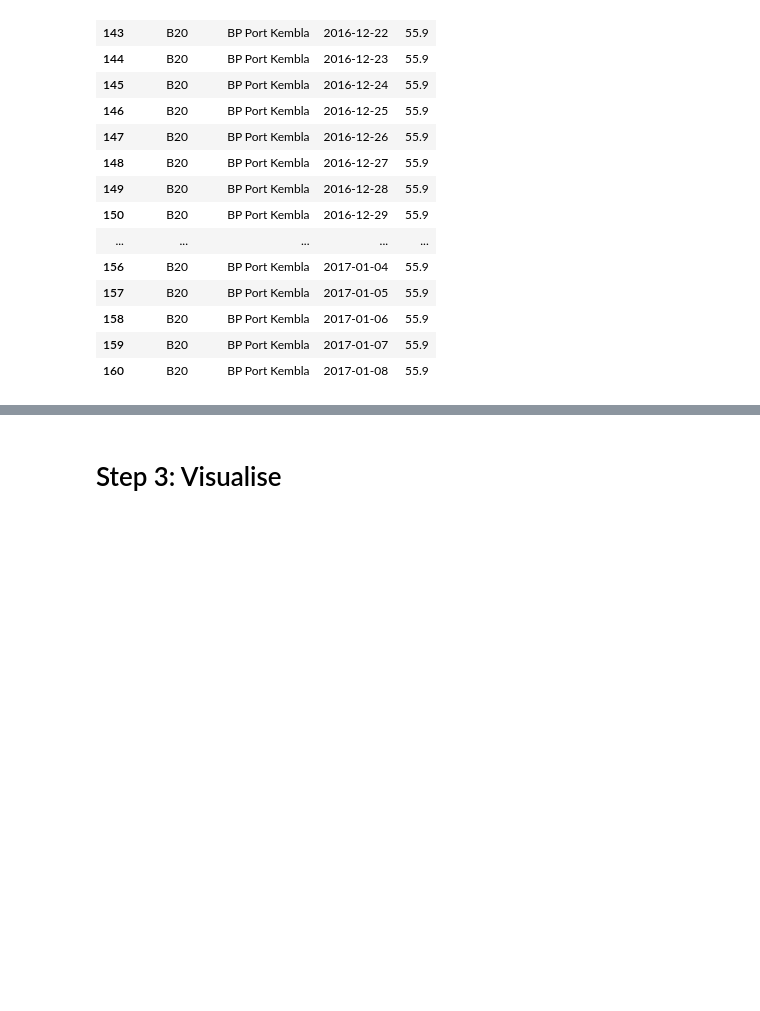
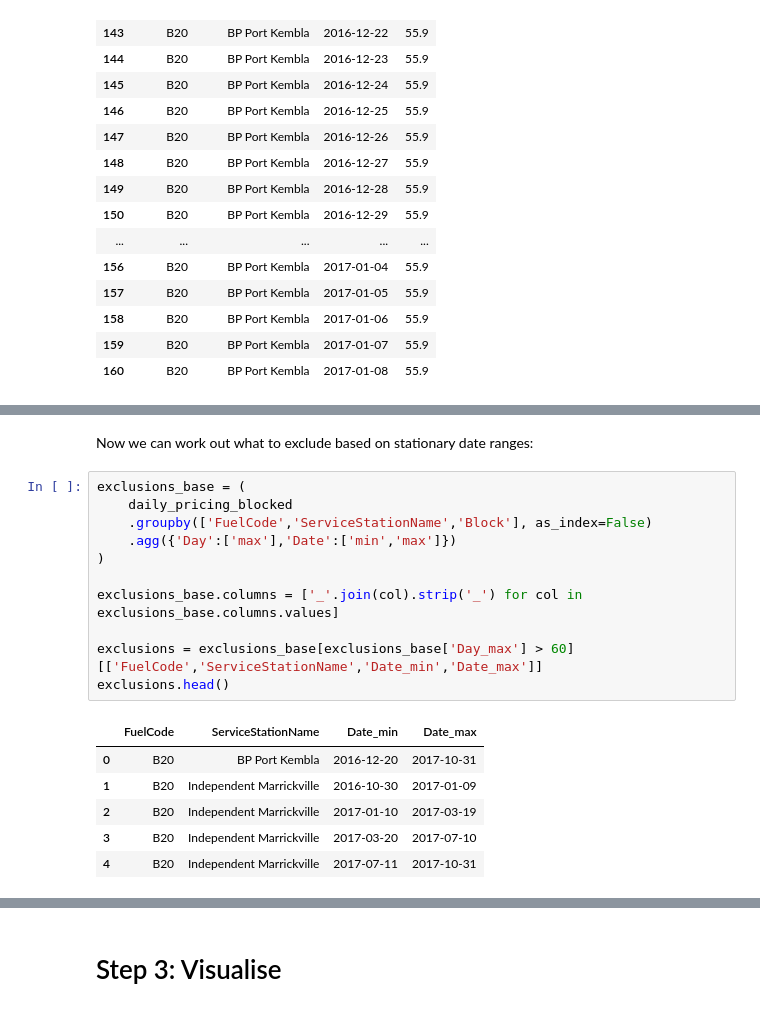
Before and after one commit to d4dsyd/p-nsw-fuel-prices, a Jupyter notebook: notebooks/2. Exploratory Data Analysis.ipynb, the cells around one changed output, grey strips where cells are left out. Cells and saved outputs as stored; diff of their text form; blank space fills up the shorter version.

```diff
--- a/notebooks/2. Exploratory Data Analysis.ipynb
+++ b/notebooks/2. Exploratory Data Analysis.ipynb
@@ -168,0 +196,20 @@ daily_pricing.head(20)
+# %% [markdown]
+Now we can work out what to exclude based on stationary date ranges:
+# %%
+exclusions_base = (
+    daily_pricing_blocked
+    .groupby(['FuelCode','ServiceStationName','Block'], as_index=False)
+    .agg({'Day':['max'],'Date':['min','max']})
+)
+
+exclusions_base.columns = ['_'.join(col).strip('_') for col in exclusions_base.columns.values]
+
+exclusions = exclusions_base[exclusions_base['Day_max'] > 60][['FuelCode','ServiceStationName','Date_min','Date_max']]
+exclusions.head()
+# %% [output]
+|  | FuelCode | ServiceStationName | Date_min | Date_max |
+| 0 | B20 | BP Port Kembla | 2016-12-20 | 2017-10-31 |
+| 1 | B20 | Independent Marrickville | 2016-10-30 | 2017-01-09 |
+| 2 | B20 | Independent Marrickville | 2017-01-10 | 2017-03-19 |
+| 3 | B20 | Independent Marrickville | 2017-03-20 | 2017-07-10 |
+| 4 | B20 | Independent Marrickville | 2017-07-11 | 2017-10-31 |
```
Also changed, not shown: parts of 6 cells of this notebook, 1 other file.
